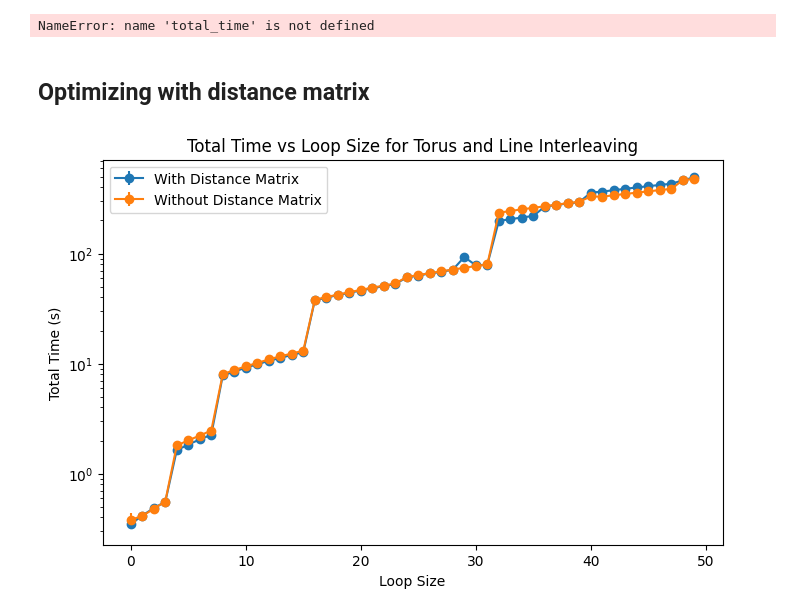
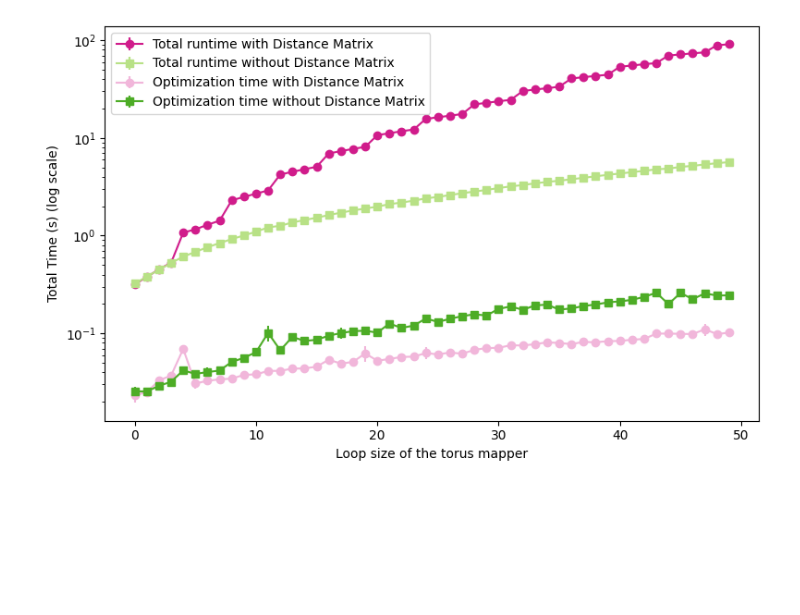
Before and after one commit to ishikaghosh2201/Mapper-Loss-Computation, a Jupyter notebook: torus_line.ipynb, the cells around one changed output. Drawn from its saved outputs; the diff is of its cells as text; code cells hidden in the pictures; blank space fills up the shorter version.

```diff
--- a/torus_line.ipynb
+++ b/torus_line.ipynb
@@ -56,13 +108,0 @@ ValueError: All arrays must be of the same length
-# %%
-
-df = pd.DataFrame({"loop_size": list(range(1,51)),
-    "total_time_mean": [x[0] for x in total_time],
-    "total_time_std": [x[1] for x in total_time],
-    "optimization_time_mean": [x[0] for x in optimization_time],
-    "optimization_time_std": [x[1] for x in optimization_time],
-    })
-df.to_csv("torus_line_benchmark_parallel.csv", index=False)
-# %% [output]
-NameError: name 'total_time' is not defined
-# %% [markdown]
-## Optimizing with distance matrix
@@ -111,25 +109,37 @@ df.to_csv("torus_line_dist_benchmark_parallel.csv", index=False)
 # %%
 # read from csv
-df1 = pd.read_csv("torus_line_benchmark_parallel.csv")
-df2 = pd.read_csv("torus_line_dist_benchmark_parallel.csv")
+df1 = pd.read_csv("torus_line_benchmark_parallel_assgn.csv")
+df2 = pd.read_csv("torus_line_benchmark_parallel_assgn_dist.csv")
 
 import matplotlib.pyplot as plt
 import numpy as np
 x = np.arange(50)
 #unpack dist means and stds
 dist_means, dist_stds = zip(*df2[["total_time_mean", "total_time_std"]].values)
+dist_opt_means, dist_opt_stds = zip(*df2[["optimization_time_mean", "optimization_time_std"]].values)
 means, stds = zip(*df1[["total_time_mean", "total_time_std"]].values)
+opt_means, opt_stds = zip(*df1[["optimization_time_mean", "optimization_time_std"]].values)
+
 plt.figure(figsize=(8,5))
 
-plt.errorbar(x, means, yerr=stds, label='With Distance Matrix', fmt='-o')
-plt.errorbar(x, dist_means, yerr=dist_stds, label='Without Distance Matrix', fmt='-o')
-plt.xlabel('Loop Size')
-plt.ylabel('Total Time (s)')
-plt.title('Total Time vs Loop Size for Torus and Line Interleaving')
+# colors
+total_runtime_with_dist_color = "#d01c8b"
+optimization_time_with_dist_color = "#f1b6da"
+total_runtime_without_dist_color = "#b8e186"
+optimization_time_without_dist_color = "#4dac26"
+
+plt.errorbar(x, means, yerr=stds, label='Total runtime with Distance Matrix', fmt='-o', color=total_runtime_with_dist_color)
+plt.errorbar(x, dist_means, yerr=dist_stds, label='Total runtime without Distance Matrix', fmt='-s', color=total_runtime_without_dist_color)
+plt.errorbar(x, opt_means, yerr=opt_stds, label='Optimization time with Distance Matrix', fmt='-o', color=optimization_time_with_dist_color)
+plt.errorbar(x, dist_opt_means, yerr=dist_opt_stds, label='Optimization time without Distance Matrix', fmt='-s', color=optimization_time_without_dist_color)
+plt.xlabel('Loop size of the torus mapper')
+plt.ylabel('Total Time (s) (log scale)')
+# plt.title('Total Time vs Loop Size for Torus and Line Interleaving')
 plt.legend()
 plt.grid(False)
 plt.yscale('log')
 # plt.xscale('log')
-plt.savefig("torus_line_benchmark.png")
+plt.tight_layout()
+plt.savefig("torus_line_benchmark_hpcc.png", dpi=300)
 # %% [output]
-[figure, old version]
+[figure, new version]
```
Also changed, not shown: parts of 10 cells of this notebook, 10 other files.
